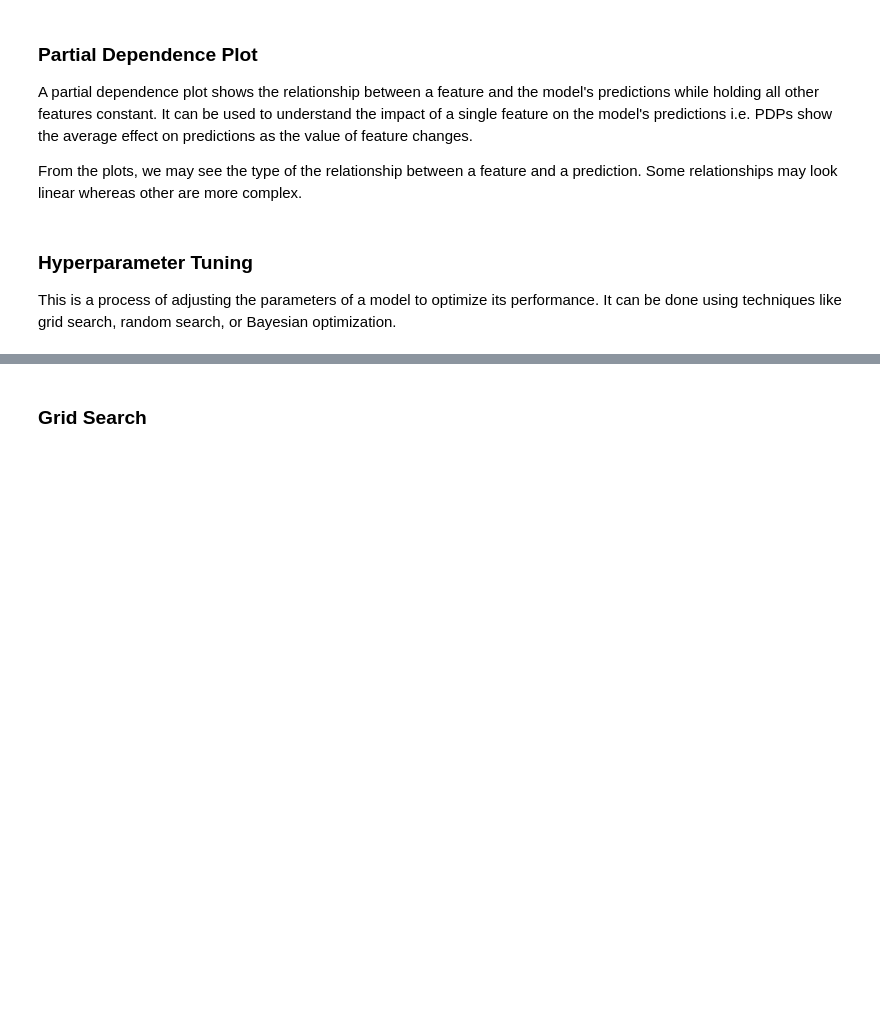
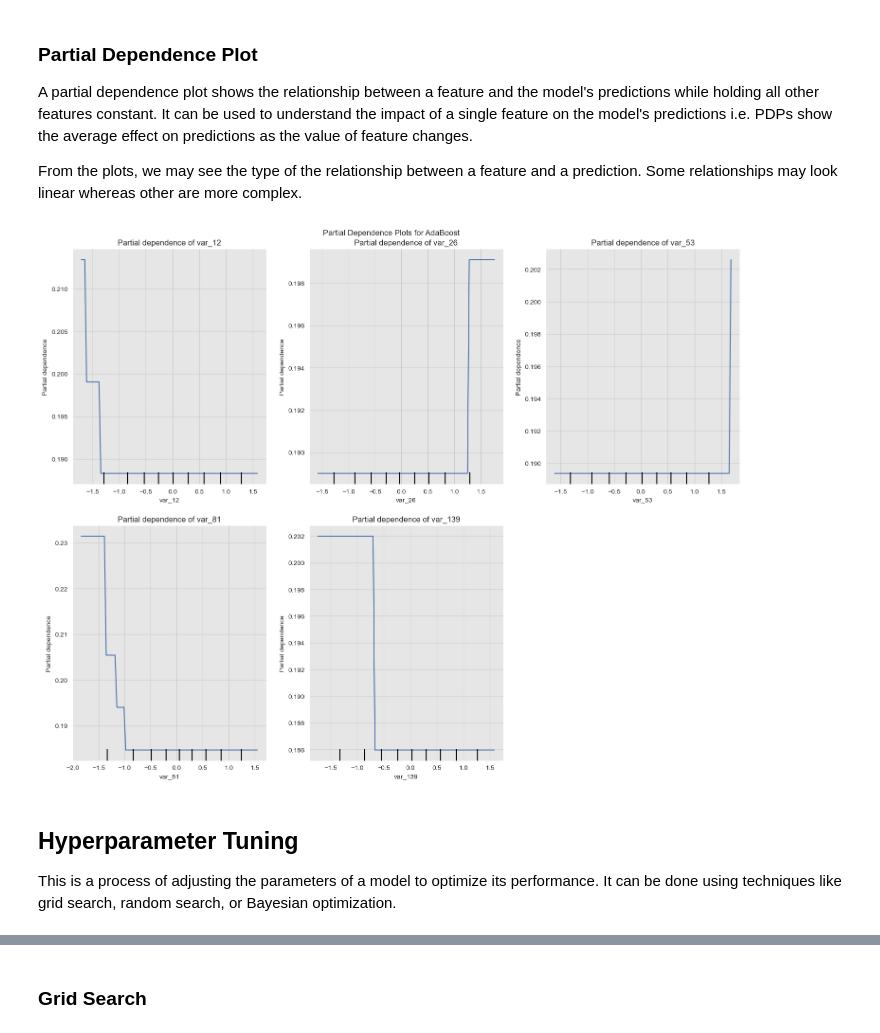
Before and after one commit to EngPeterAtef/transaction-prediction-ml-project, a Jupyter notebook: models/adaboost.ipynb, the cells around one changed output, grey strips where cells are left out. Saved outputs shown, nothing was run; the diff lists cells and outputs as text; code cells hidden in the pictures; blank space fills up the shorter version.

```diff
--- a/models/adaboost.ipynb
+++ b/models/adaboost.ipynb
@@ -217,9 +270,11 @@ A partial dependence plot shows the relationship between a feature and the model
 
 From the plots, we may see the type of the relationship between a feature and a prediction. Some relationships may look linear whereas other are more complex.
 # %%
-plt = get_partial_dependencies_plot(lr, X_train_temp, modelname='Logistic Regression', save=True)
-# plt.show()
+plt = get_partial_dependencies_plot(adaboost_clf, X_train_temp, modelname='AdaBoost', save=True)
+plt.show()
+# %% [output]
+[figure, added]
 # %% [markdown]
-### Hyperparameter Tuning
+## Hyperparameter Tuning
 
 This is a process of adjusting the parameters of a model to optimize its performance. It can be done using techniques like grid search, random search, or Bayesian optimization.
```
Also changed, not shown: parts of 27 cells of this notebook, 8 other files.
